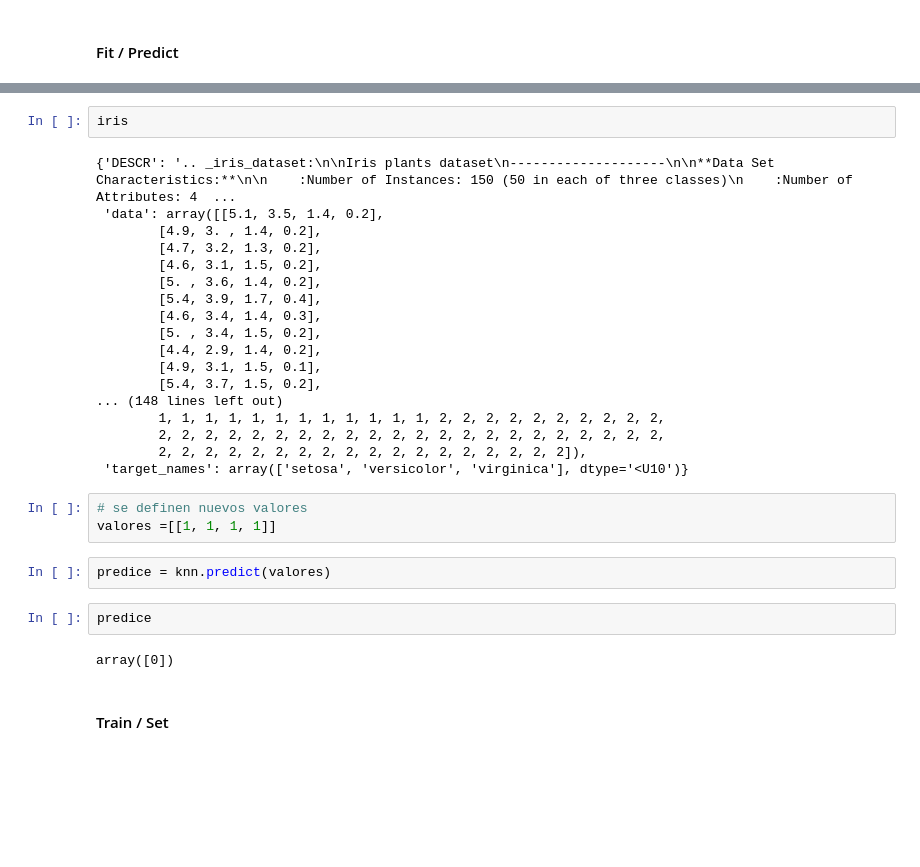
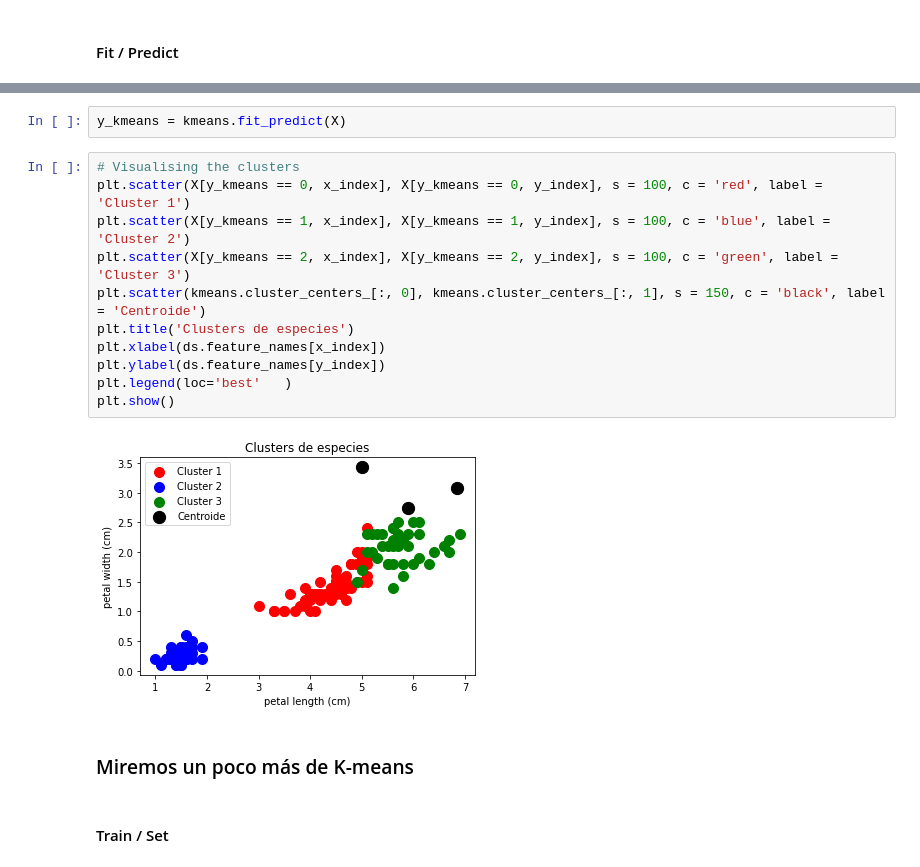
Before and after one commit to julian-masdatascience/ML, a Jupyter notebook: ML_No_Supervisado.ipynb, the cells around one changed output, grey strips where cells are left out. Cells and saved outputs as stored; diff of their text form; blank space fills up the shorter version.

```diff
--- a/ML_No_Supervisado.ipynb
+++ b/ML_No_Supervisado.ipynb
@@ -118,32 +59,20 @@ iris.target.shape
-# %%
-iris
-# %% [output]
-{'DESCR': '.. _iris_dataset:\n\nIris plants dataset\n--------------------\n\n**Data Set Characteristics:**\n\n    :Number of Instances: 150 (50 in each of three classes)\n    :Number of Attributes: 4  ...
- 'data': array([[5.1, 3.5, 1.4, 0.2],
-        [4.9, 3. , 1.4, 0.2],
-        [4.7, 3.2, 1.3, 0.2],
-        [4.6, 3.1, 1.5, 0.2],
-        [5. , 3.6, 1.4, 0.2],
-        [5.4, 3.9, 1.7, 0.4],
-        [4.6, 3.4, 1.4, 0.3],
-        [5. , 3.4, 1.5, 0.2],
-        [4.4, 2.9, 1.4, 0.2],
-        [4.9, 3.1, 1.5, 0.1],
-        [5.4, 3.7, 1.5, 0.2],
-... (148 lines left out)
-        1, 1, 1, 1, 1, 1, 1, 1, 1, 1, 1, 1, 2, 2, 2, 2, 2, 2, 2, 2, 2, 2,
-        2, 2, 2, 2, 2, 2, 2, 2, 2, 2, 2, 2, 2, 2, 2, 2, 2, 2, 2, 2, 2, 2,
-        2, 2, 2, 2, 2, 2, 2, 2, 2, 2, 2, 2, 2, 2, 2, 2, 2, 2]),
- 'target_names': array(['setosa', 'versicolor', 'virginica'], dtype='<U10')}
-# %%
-# se definen nuevos valores
-valores =[[1, 1, 1, 1]]
-# %%
-predice = knn.predict(valores)
-# %%
-predice
-# %% [output]
-array([0])
+# %%
+y_kmeans = kmeans.fit_predict(X)
+# %%
+# Visualising the clusters
+plt.scatter(X[y_kmeans == 0, x_index], X[y_kmeans == 0, y_index], s = 100, c = 'red', label = 'Cluster 1')
+plt.scatter(X[y_kmeans == 1, x_index], X[y_kmeans == 1, y_index], s = 100, c = 'blue', label = 'Cluster 2')
+plt.scatter(X[y_kmeans == 2, x_index], X[y_kmeans == 2, y_index], s = 100, c = 'green', label = 'Cluster 3')
+plt.scatter(kmeans.cluster_centers_[:, 0], kmeans.cluster_centers_[:, 1], s = 150, c = 'black', label = 'Centroide')
+plt.title('Clusters de especies')
+plt.xlabel(ds.feature_names[x_index])
+plt.ylabel(ds.feature_names[y_index])
+plt.legend(loc='best'	)
+plt.show()
+# %% [output]
+[figure, added]
+# %% [markdown]
+### Miremos un poco más de K-means
 # %% [markdown]
 #### Train / Set
 # %%
```
Also changed, not shown: parts of 16 cells of this notebook.
